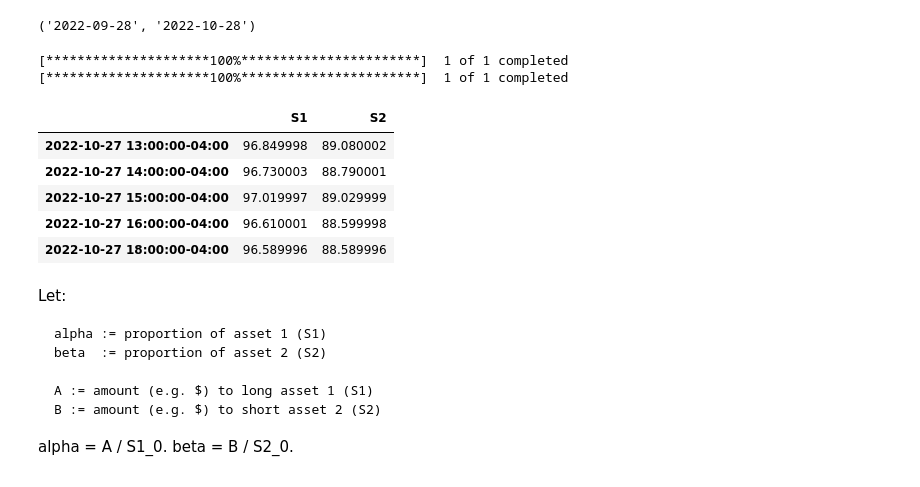
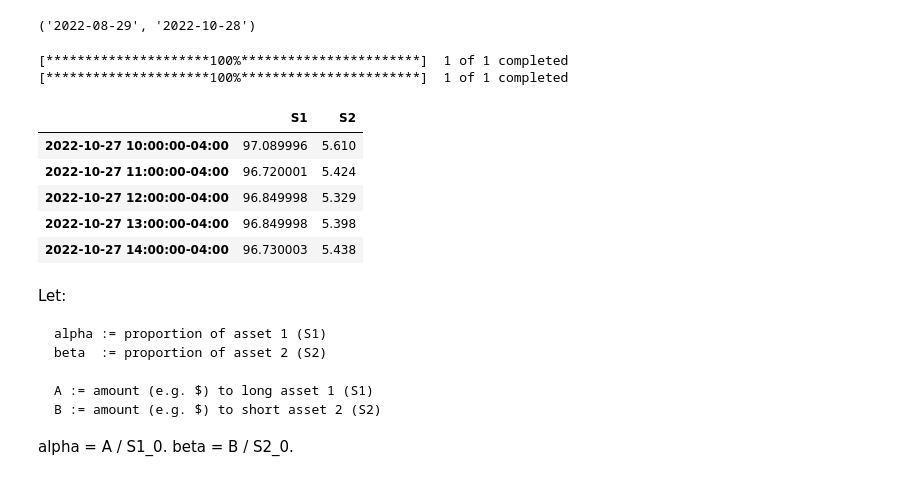
Before and after one commit to webclinic017/trading-40, a Jupyter notebook: algo/mean_reversion/trade_strat_mr_ou_process.ipynb, the cells around one changed output. Drawn from its saved outputs; the diff is of its cells as text; code cells hidden in the pictures.

```diff
--- a/algo/mean_reversion/trade_strat_mr_ou_process.ipynb
+++ b/algo/mean_reversion/trade_strat_mr_ou_process.ipynb
@@ -18,7 +18,7 @@ interval = "1h"
 
 interval_map = {
     "1m": timedelta(minutes=360),
-    "1h": timedelta(hours=24*30),
+    "1h": timedelta(hours=24*60),
     "1d": timedelta(days=365),
 }
 
@@ -27,49 +27,51 @@ start_date = (today - interval_map[interval]).strftime("%Y-%m-%d")
 
 start_date, end_date
 # %% [output]
-('2022-09-28', '2022-10-28')
+('2022-08-29', '2022-10-28')
 # %%
 # ticker1 = "GLD"
 # ticker2 = "GDX"
 
 # ticker1 = "IVW"
 # ticker2 = "SPY"
 
-# ticker1 = "NG=F"
-# ticker2 = "BZ=F"
+# Note: Brent-Crude and Natural Gas mini futures are cash settled.
+ticker1 = "BZ=F"
+ticker2 = "NG=F"
 
-ticker1 = "BZ=F"
-ticker2 = "CL=F"
+# Works well, but WTI is physically settled.
+# ticker1 = "BZ=F"
+# ticker2 = "CL=F"
 
 # ticker1 = "BNO"
 # ticker2 = "USO"
 
 df1 = yf.download(ticker1, start=start_date, end=end_date, interval=interval)
 df2 = yf.download(ticker2, start=start_date, end=end_date, interval=interval)
 
 # Use common index to align dates.
 df = pd.DataFrame(index=df1.index)
 
 
 colname = "Adj Close"
 df["S1"] = df1[colname]
 df["S2"] = df2[colname]
 
 df.index = pd.to_datetime(df.index)
 
 # Drop missing entries
 df.dropna(inplace=True)
 
 df.tail()
 # %% [output]
 [*********************100%***********************]  1 of 1 completed
 [*********************100%***********************]  1 of 1 completed
 |  | S1 | S2 |
-| 2022-10-27 13:00:00-04:00 | 96.849998 | 89.080002 |
-| 2022-10-27 14:00:00-04:00 | 96.730003 | 88.790001 |
-| 2022-10-27 15:00:00-04:00 | 97.019997 | 89.029999 |
-| 2022-10-27 16:00:00-04:00 | 96.610001 | 88.599998 |
-| 2022-10-27 18:00:00-04:00 | 96.589996 | 88.589996 |
+| 2022-10-27 10:00:00-04:00 | 97.089996 | 5.610 |
+| 2022-10-27 11:00:00-04:00 | 96.720001 | 5.424 |
+| 2022-10-27 12:00:00-04:00 | 96.849998 | 5.329 |
+| 2022-10-27 13:00:00-04:00 | 96.849998 | 5.398 |
+| 2022-10-27 14:00:00-04:00 | 96.730003 | 5.438 |
 # %% [markdown]
 Let:
 
```
Also changed, not shown: parts of 9 cells of this notebook.
